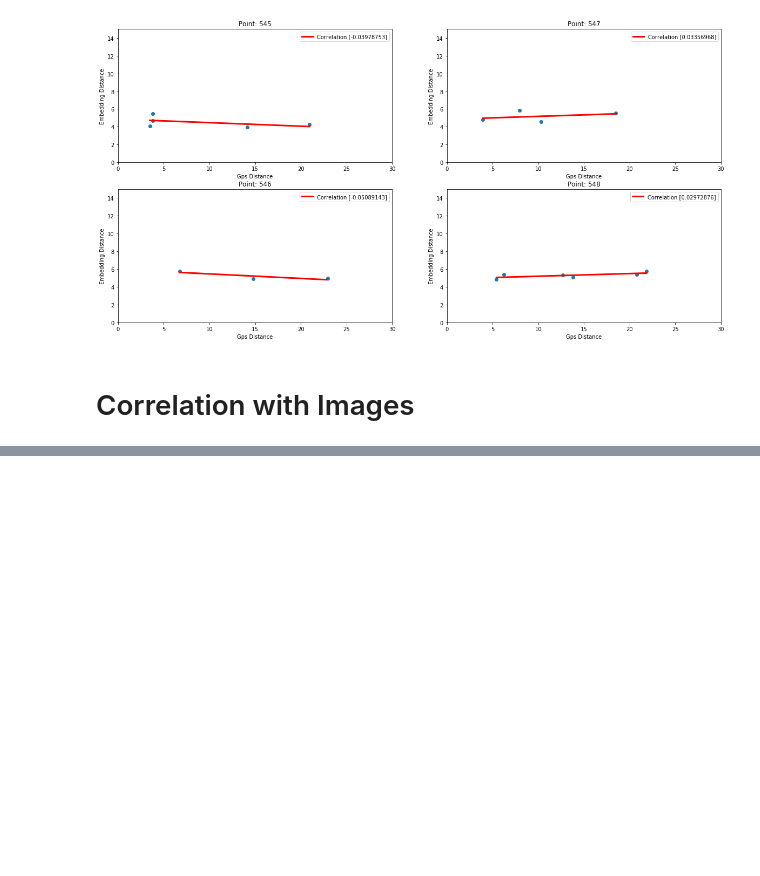
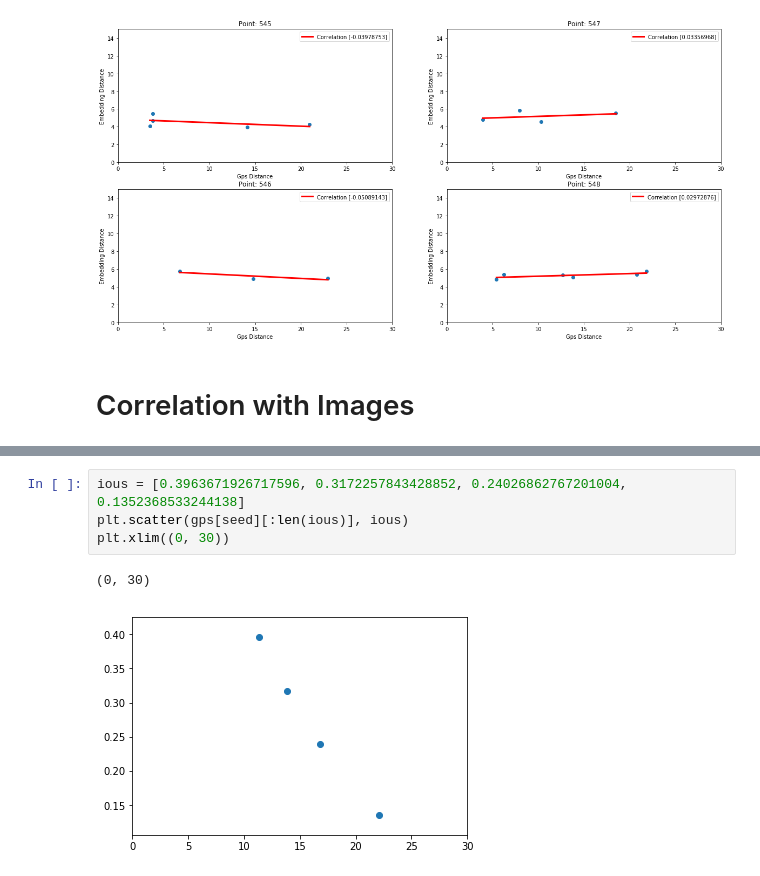
Before and after one commit to Holstrup/PlaceRecognition, a Jupyter notebook: notebooks/Correlation Plots.ipynb, the cells around one changed output, grey strips where cells are left out. Drawn from its saved outputs; the diff is of its cells as text; blank space fills up the shorter version.

```diff
--- a/notebooks/Correlation Plots.ipynb
+++ b/notebooks/Correlation Plots.ipynb
@@ -510,0 +545,7 @@ RiXyGP3KTUWbhxMOv4ENSg.jpg
+# %%
+ious = [0.3963671926717596, 0.3172257843428852, 0.24026862767201004, 0.1352368533244138]
+plt.scatter(gps[seed][:len(ious)], ious)
+plt.xlim((0, 30))
+# %% [output]
+(0, 30)
+[figure, added]
```
Also changed, not shown: parts of 11 cells of this notebook, 4 other files.
